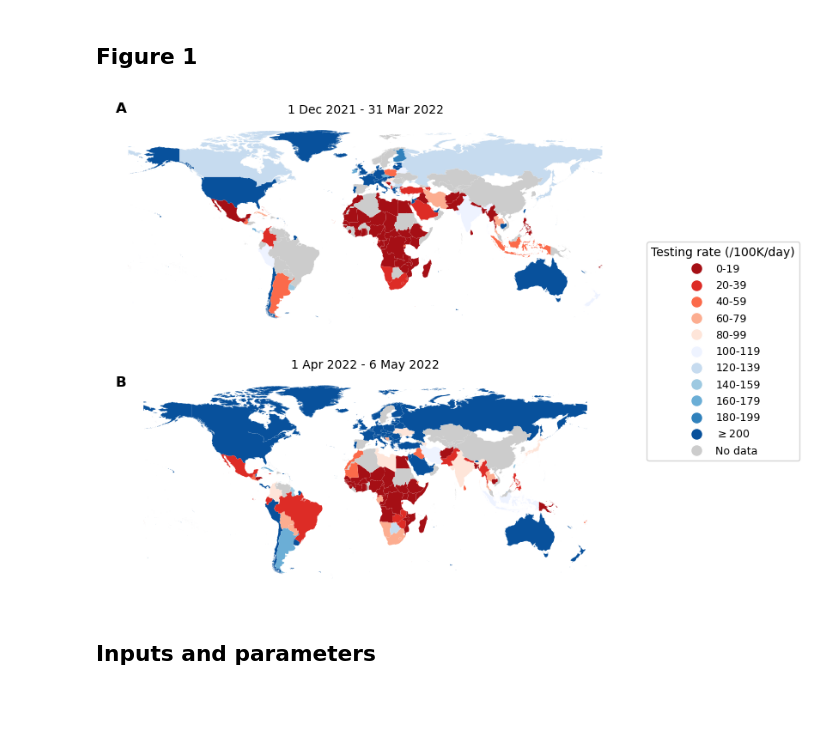
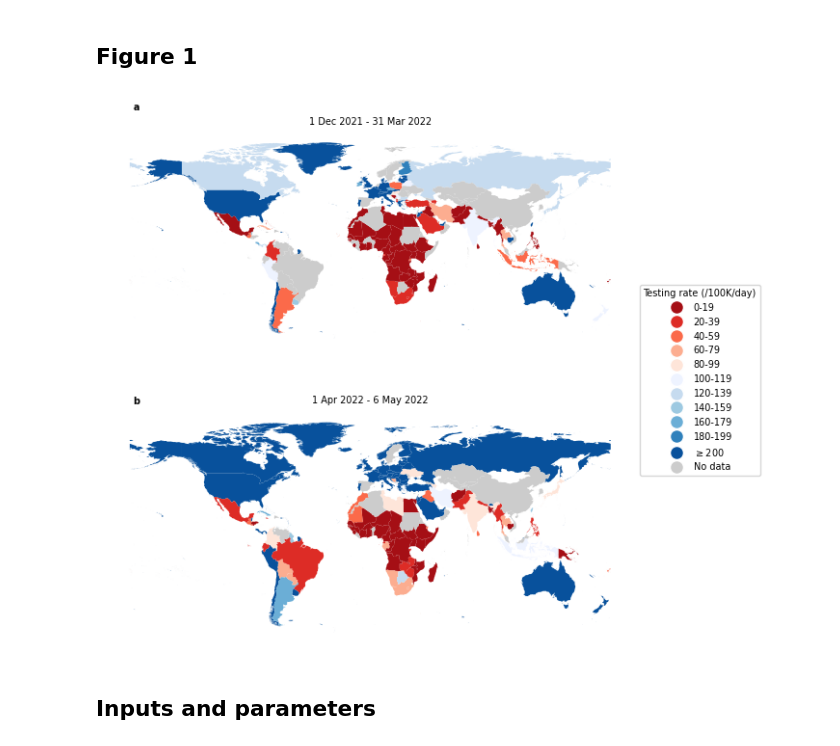
Before and after one commit to AMC-LAEB/PATAT-sim, a Jupyter notebook: projects/surveillance/han-et-al_genome_surveillance_lmics.ipynb, the cells around one changed output. Saved outputs shown, nothing was run; the diff lists cells and outputs as text; code cells hidden in the pictures; blank space fills up the shorter version.

Commit message:
GS manuscript update

```diff
--- a/projects/surveillance/han-et-al_genome_surveillance_lmics.ipynb
+++ b/projects/surveillance/han-et-al_genome_surveillance_lmics.ipynb
@@ -103,7 +103,7 @@ def generate_data(ax_i):
     return world, b_list
 
 with plt.style.context("default"):
-    fig = plt.figure(figsize=(8.3, 11.8 * 0.6))
+    fig = plt.figure(figsize=(7.08, 11.8 * 0.6))
     gs = GridSpec(nrows=2, ncols=1)
 
     ax = fig.add_subplot(gs[0])
@@ -115,47 +115,48 @@ with plt.style.context("default"):
                    classification_kwds=dict(bins=range(11)), legend=True,) #cax=cax)
     ax.get_legend().remove()
     ax.axis('off')
-    ax.set_title('1 Dec 2021 - 31 Mar 2022', fontsize=10)
+    ax.set_title('1 Dec 2021 - 31 Mar 2022', fontsize=7)
 
     ###
 
     ax = fig.add_subplot(gs[1])
     world, b_list = generate_data(1)
     color_list = ['#fee5d9','#fcae91','#fb6a4a','#de2d26','#a50f15'][::-1] + ['#eff3ff','#c6dbef','#9ecae1','#6baed6','#3182bd','#08519c']
     cmap = LinearSegmentedColormap.from_list('mycmap', [(i/10, color_list[i]) for i in np.arange(11)])
     p = world.plot(ax=ax, column='c_index', cmap=cmap, scheme='User_Defined',
                    missing_kwds= dict(color = "#cccccc",),
                    classification_kwds=dict(bins=range(11)), legend=True,) #cax=cax)
     ax.axis('off')
     cmap = []
     for _ in ax.legend_.__dict__['legendHandles']:
         cmap.append (_.__dict__['_markerfacecolor'])
     ax.get_legend().remove()
-    ax.set_title('1 Apr 2022 - 6 May 2022', fontsize=10)
+    ax.set_title('1 Apr 2022 - 6 May 2022', fontsize=7)
 
     legend_elements = []
     for b, bins in enumerate(b_list[1:]):
         if b == len(b_list[1:]) - 1:
             blabel = r'$\geq$200'
         else:
             blabel = '{:,}-{:,}'.format(int(b_list[b]), int(b_list[b+1])-1)
 
         legend_elements.append(Line2D([0], [0], marker='o', color='w', label=blabel,
                                       markerfacecolor=cmap[b], markersize=10),)
     legend_elements.append(Line2D([0], [0], marker='o', color='w', label="No data",
                                       markerfacecolor="#cccccc", markersize=10),)
 
-    fig.legend(handles=legend_elements, loc='center left', bbox_to_anchor=(.9, 0.5), fontsize=9,
+    legend = fig.legend(handles=legend_elements, loc='center left', bbox_to_anchor=(.9, 0.5), fontsize=7,
               title='Testing rate (/100K/day)')
+    plt.setp(legend.get_title(),fontsize=7)
 
-    fig.text(s=r"$\bf{A}$", x=0.17, y=.9, fontsize=12, ha='center', va='center')
-    fig.text(s=r"$\bf{B}$", x=0.17, y=.45, fontsize=12, ha='center', va='center')
+    fig.text(s=r"$\bf{a}$", x=0.17, y=.9, fontsize=7, ha='center', va='center')
+    fig.text(s=r"$\bf{b}$", x=0.17, y=.47, fontsize=7, ha='center', va='center')
 
-    plt.savefig('./gs_manuscript/figure1.png', dpi=330, bbox_inches='tight')
-    #plt.savefig('./gs_manuscript/figure1.pdf', bbox_inches='tight')
+    #plt.savefig('./gs_manuscript/figure1.png', dpi=330, bbox_inches='tight')
+    plt.savefig('./gs_manuscript/figure1.pdf', bbox_inches='tight')
     plt.show()
 # %% [output]
-[figure, old version]
+[figure, new version]
 # %%
 fdf = pd.read_csv('./data/FIND_country_info.txt')
 fdf.loc[fdf[fdf['name']=='United States'].index, 'name'] = 'United States of America'
```
Also changed, not shown: parts of 9 cells of this notebook, 52 other files.
